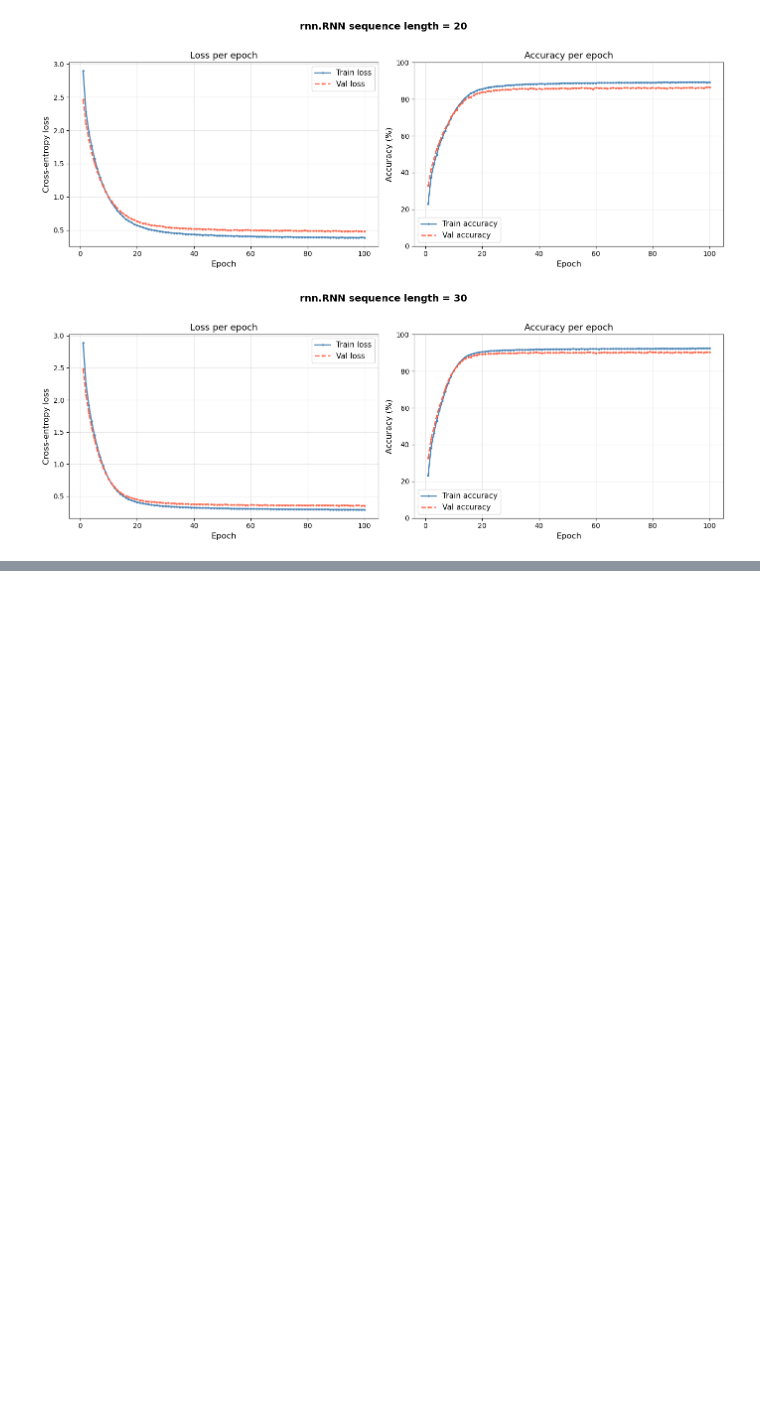
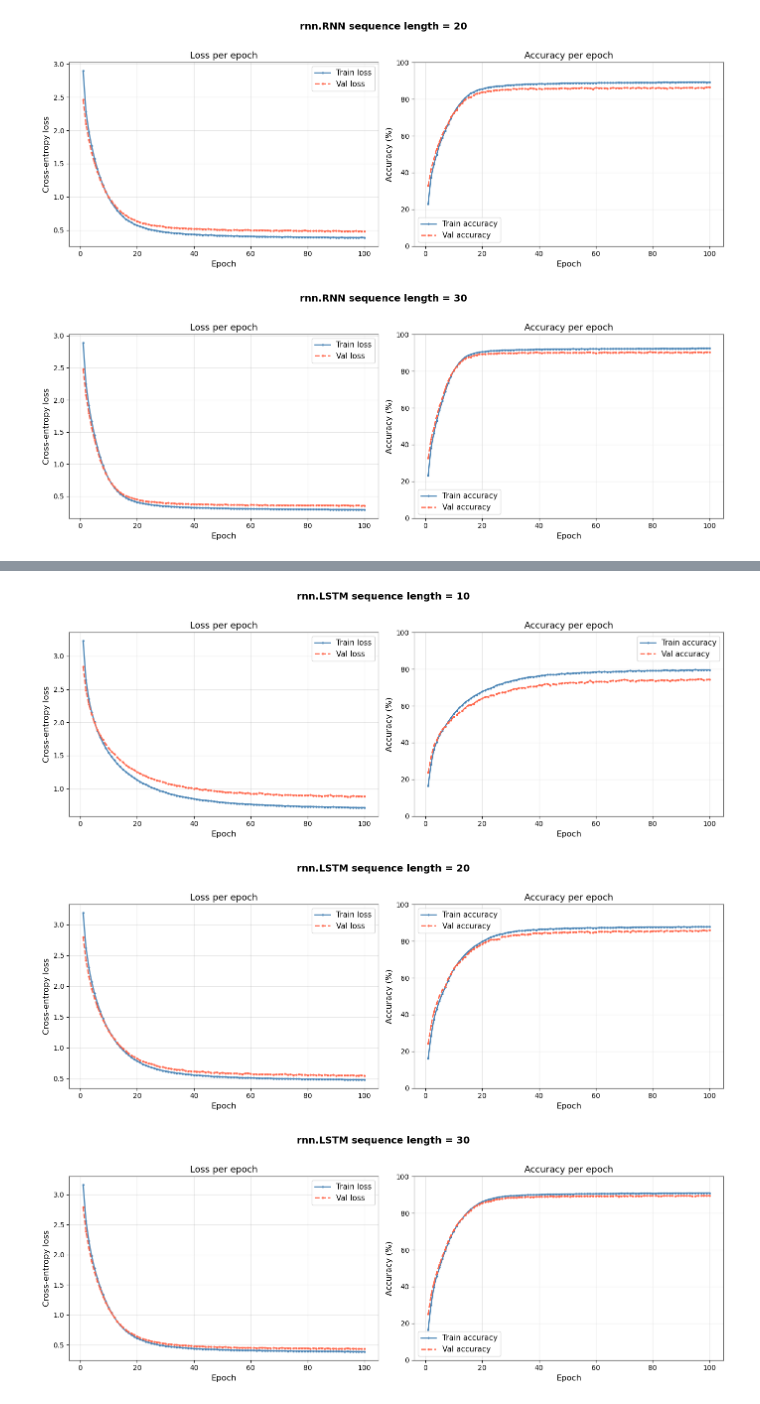
Before and after one commit to runo313/Deep-Learning, a Jupyter notebook: RNNs/RNN.ipynb, the cells around one changed output, grey strips where cells are left out. Drawn from its saved outputs; the diff is of its cells as text; code cells hidden in the pictures; blank space fills up the shorter version.

Commit message:
LSTM on shakespeare dataset

```diff
--- a/RNNs/RNN.ipynb
+++ b/RNNs/RNN.ipynb
@@ -332,3 +376,20 @@ plot_curves(rnn_model30, title='rnn.RNN sequence length = 30')
 [figure]
 [figure]
 [figure]
+# %%
+class LSTM(CharRNN):
+    def __init__(self, eta, n_iter, batch_size, random_state, embed_size, vocab_size, hidden_size):
+        super().__init__(eta, n_iter, batch_size, random_state, embed_size, vocab_size, hidden_size)
+
+        self.rnn= nn.LSTM(embed_size,hidden_size,batch_first=True).to(self.device)
+
+    def forward(self,x):
+        x=self.embedding(x)
+        output,_=self.rnn(x)
+        logits=self.fc(output) #get output of the last RNN cell
+        return logits
+# %%
+X_train, X_test, y_train, y_test = create_input_output_seq(encoded_text, 10)
+lstm_model= LSTM(eta=0.001,n_iter=100,batch_size=32,random_state=42,embed_size=32,vocab_size=45,hidden_size=128)
+print(rnn_model)
+lstm_model.fit(X_train, y_train, X_test, y_test)
@@ -334,0 +419,5 @@ plot_curves(rnn_model30, title='rnn.RNN sequence length = 30')
+# %%
+X_train, X_test, y_train, y_test = create_input_output_seq(encoded_text, 20)
+lstm_model_20= LSTM(eta=0.001,n_iter=100,batch_size=32,random_state=42,embed_size=32,vocab_size=45,hidden_size=128)
+print(lstm_model_20)
+lstm_model_20.fit(X_train, y_train, X_test, y_test)
@@ -334,0 +447,5 @@ plot_curves(rnn_model30, title='rnn.RNN sequence length = 30')
+# %%
+X_train, X_test, y_train, y_test = create_input_output_seq(encoded_text, 30)
+lstm_model_30= LSTM(eta=0.001,n_iter=100,batch_size=32,random_state=42,embed_size=32,vocab_size=45,hidden_size=128)
+print(lstm_model_30)
+lstm_model_30.fit(X_train, y_train, X_test, y_test)
@@ -334,0 +475,8 @@ plot_curves(rnn_model30, title='rnn.RNN sequence length = 30')
+# %%
+plot_curves(lstm_model, title='rnn.LSTM sequence length = 10')
+plot_curves(lstm_model_20, title='rnn.LSTM sequence length = 20')
+plot_curves(lstm_model_30, title='rnn.LSTM sequence length = 30')
+# %% [output]
+[figure, added]
+[figure, added]
+[figure, added]
```
Also changed, not shown: parts of 19 cells of this notebook.
